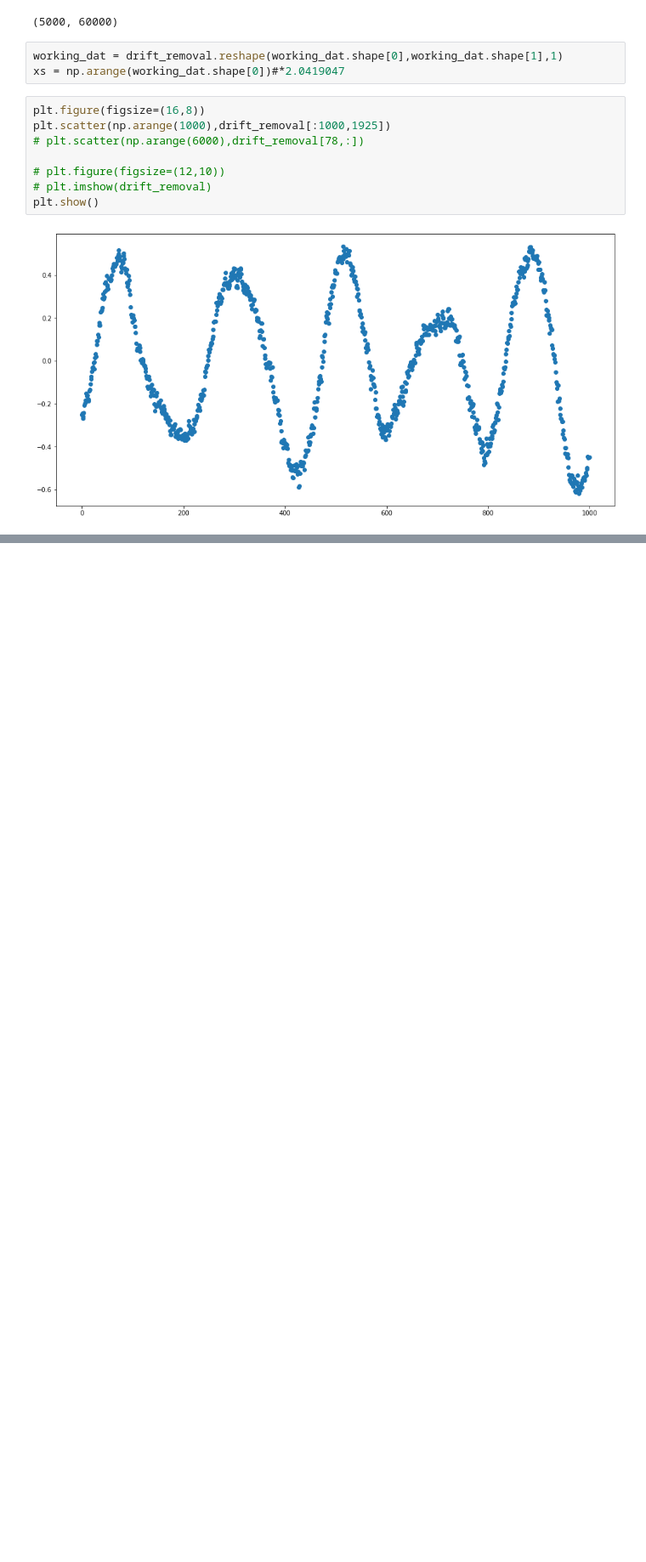
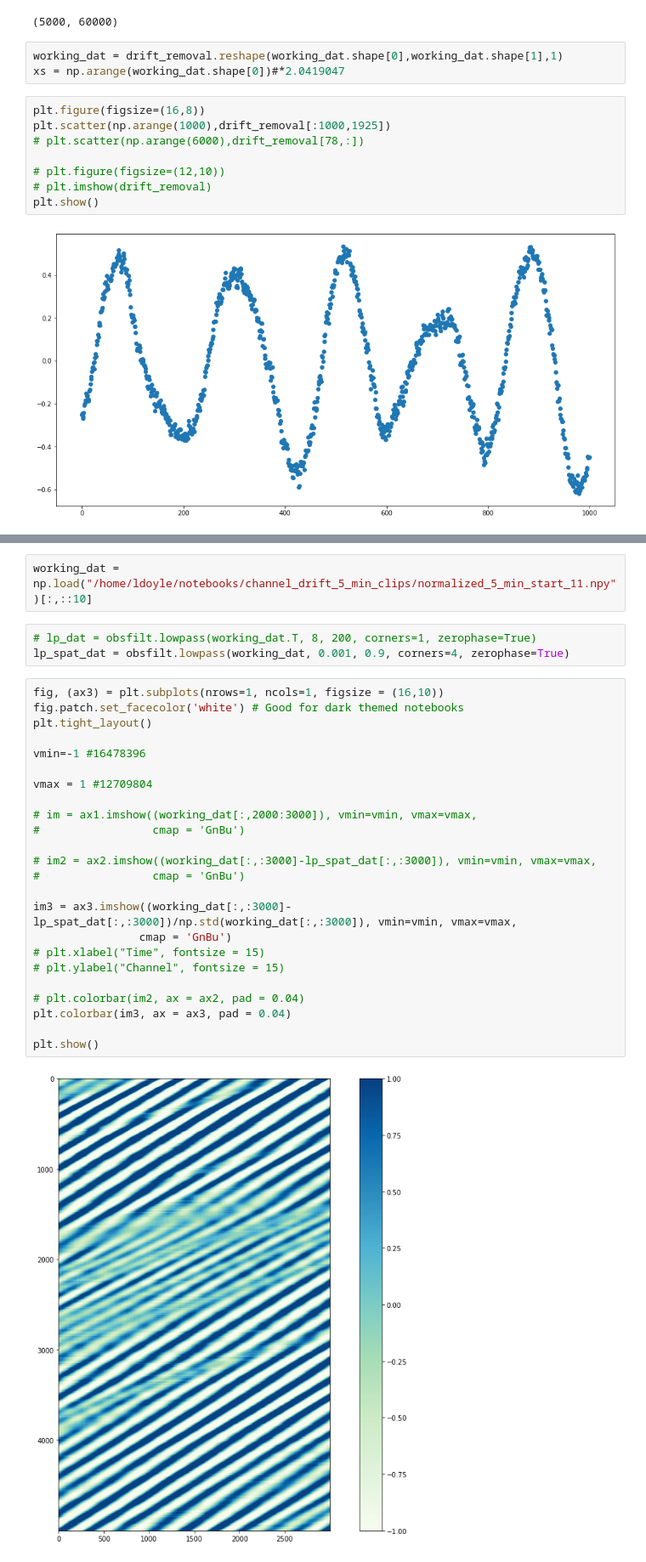
Before and after one commit to Laurd11/sindy-das-new, a Jupyter notebook: pre-processing.ipynb, the cells around one changed output, grey strips where cells are left out. Shown at 85% size. Saved outputs shown, nothing was run; the diff lists cells and outputs as text; blank space fills up the shorter version.

```diff
--- a/pre-processing.ipynb
+++ b/pre-processing.ipynb
@@ -259,0 +300,31 @@ plt.show()
+# %%
+working_dat = np.load("/home/ldoyle/notebooks/channel_drift_5_min_clips/normalized_5_min_start_11.npy")[:,::10]
+# %%
+# lp_dat = obsfilt.lowpass(working_dat.T, 8, 200, corners=1, zerophase=True)
+lp_spat_dat = obsfilt.lowpass(working_dat, 0.001, 0.9, corners=4, zerophase=True)
+# %%
+fig, (ax3) = plt.subplots(nrows=1, ncols=1, figsize = (16,10))
+fig.patch.set_facecolor('white') # Good for dark themed notebooks
+plt.tight_layout()
+
+vmin=-1 #16478396
+
+vmax = 1 #12709804
+
+# im = ax1.imshow((working_dat[:,2000:3000]), vmin=vmin, vmax=vmax,
+#                 cmap = 'GnBu')
+
+# im2 = ax2.imshow((working_dat[:,:3000]-lp_spat_dat[:,:3000]), vmin=vmin, vmax=vmax,
+#                 cmap = 'GnBu')
+
+im3 = ax3.imshow((working_dat[:,:3000]-lp_spat_dat[:,:3000])/np.std(working_dat[:,:3000]), vmin=vmin, vmax=vmax,
+                cmap = 'GnBu')
+# plt.xlabel("Time", fontsize = 15)
+# plt.ylabel("Channel", fontsize = 15)
+
+# plt.colorbar(im2, ax = ax2, pad = 0.04)
+plt.colorbar(im3, ax = ax3, pad = 0.04)
+
+plt.show()
+# %% [output]
+[figure, added]
```
Also changed, not shown: parts of 10 cells of this notebook, 2 other files.
